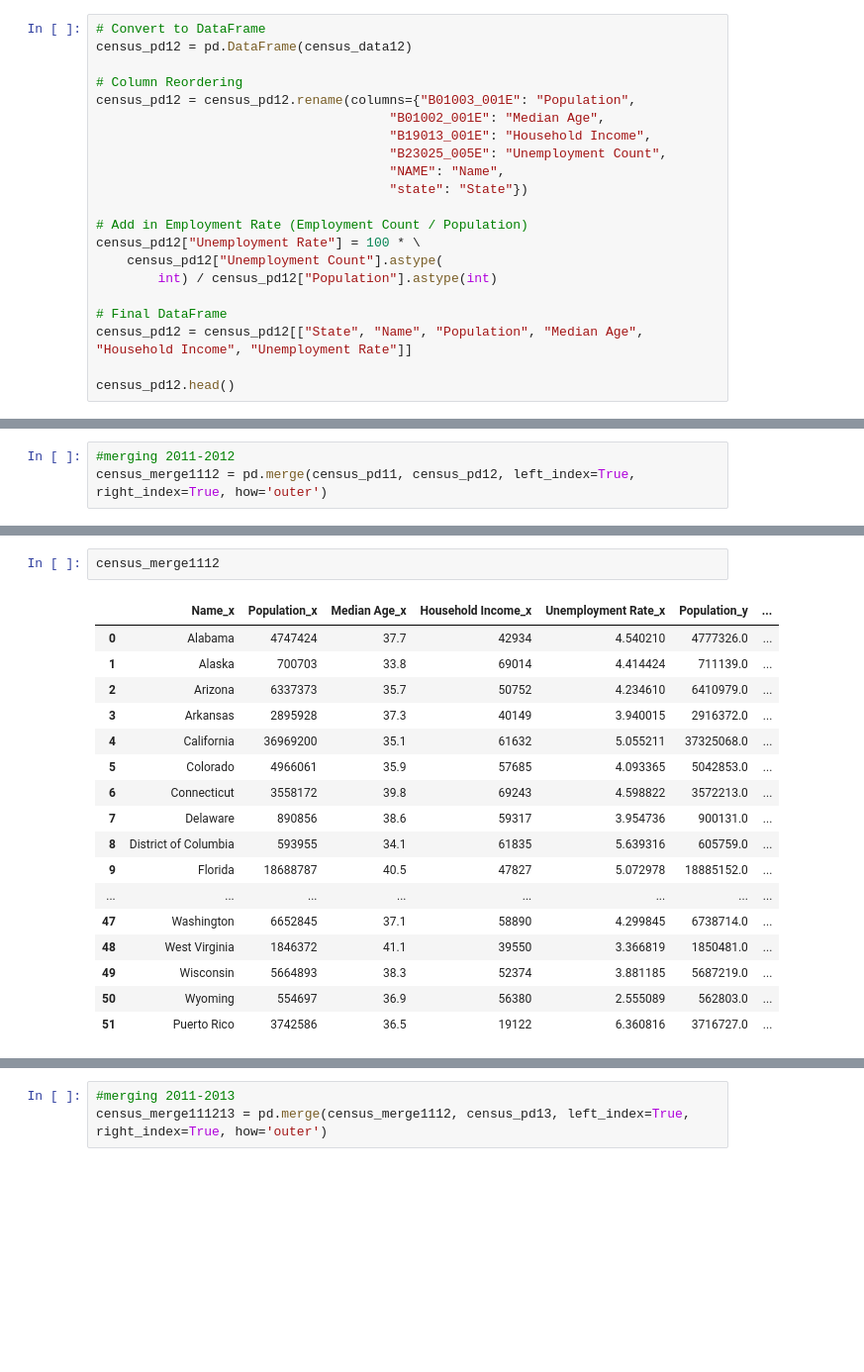
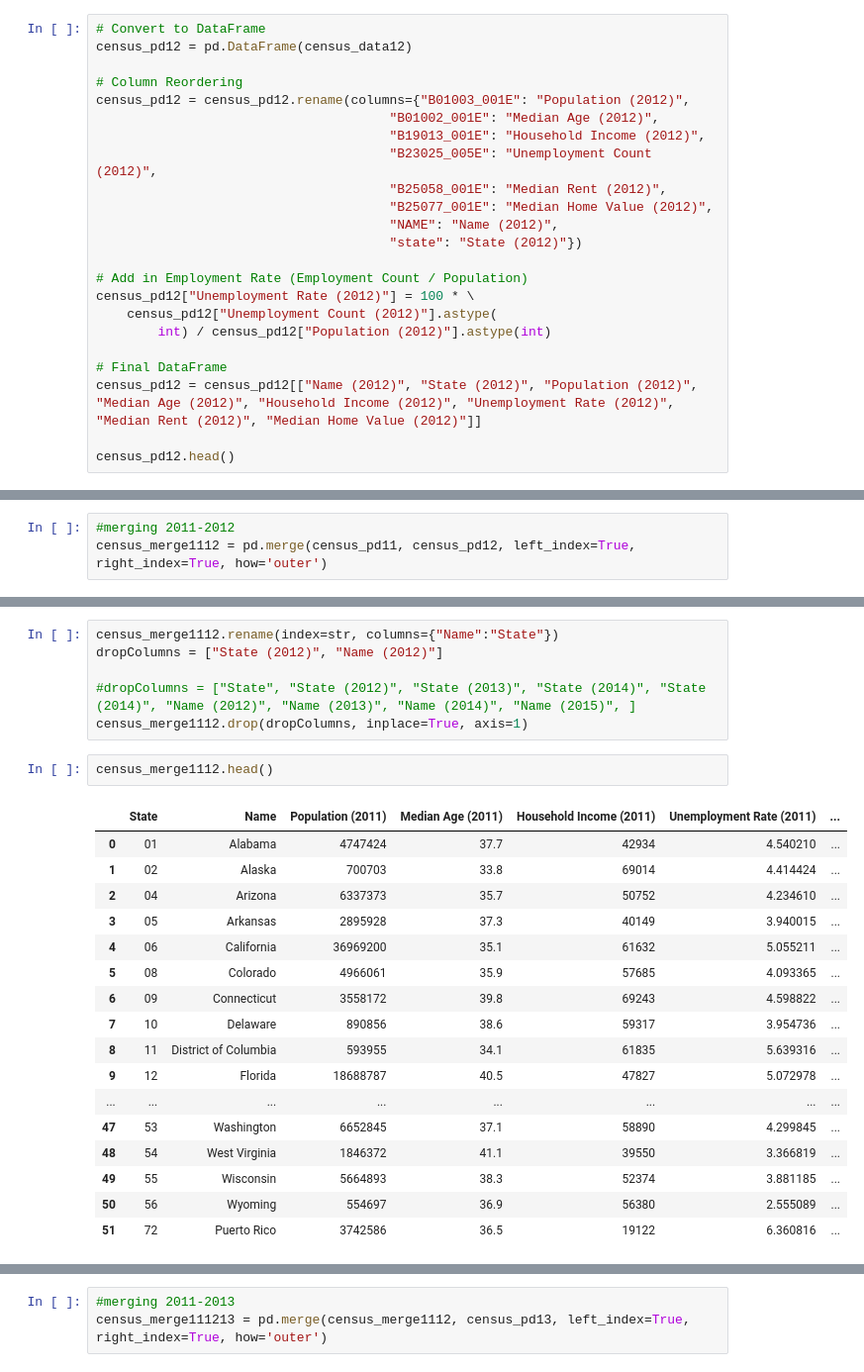
Before and after one commit to rtrounday/census-data, a Jupyter notebook: real_estate.ipynb, the cells around one changed output, grey strips where cells are left out. Shown at 99% size. Saved outputs shown, nothing was run; the diff lists cells and outputs as text; blank space fills up the shorter version.

```diff
--- a/real_estate.ipynb
+++ b/real_estate.ipynb
@@ -121,20 +129,22 @@ census_pd11.head()
 census_pd12 = pd.DataFrame(census_data12)
 
 # Column Reordering
-census_pd12 = census_pd12.rename(columns={"B01003_001E": "Population",
-                                      "B01002_001E": "Median Age",
-                                      "B19013_001E": "Household Income",
-                                      "B23025_005E": "Unemployment Count",
-                                      "NAME": "Name",
-                                      "state": "State"})
+census_pd12 = census_pd12.rename(columns={"B01003_001E": "Population (2012)",
+                                      "B01002_001E": "Median Age (2012)",
+                                      "B19013_001E": "Household Income (2012)",
+                                      "B23025_005E": "Unemployment Count (2012)",
+                                      "B25058_001E": "Median Rent (2012)",
+                                      "B25077_001E": "Median Home Value (2012)",
+                                      "NAME": "Name (2012)",
+                                      "state": "State (2012)"})
 
 # Add in Employment Rate (Employment Count / Population)
-census_pd12["Unemployment Rate"] = 100 * \
-    census_pd12["Unemployment Count"].astype(
-        int) / census_pd12["Population"].astype(int)
+census_pd12["Unemployment Rate (2012)"] = 100 * \
+    census_pd12["Unemployment Count (2012)"].astype(
+        int) / census_pd12["Population (2012)"].astype(int)
 
 # Final DataFrame
-census_pd12 = census_pd12[["State", "Name", "Population", "Median Age", "Household Income", "Unemployment Rate"]]
+census_pd12 = census_pd12[["Name (2012)", "State (2012)", "Population (2012)", "Median Age (2012)", "Household Income (2012)", "Unemployment Rate (2012)", "Median Rent (2012)", "Median Home Value (2012)"]]
 
 census_pd12.head()
 # %% [output]
@@ -247,23 +250,29 @@ census_merge1112.drop(dropColumns, inplace=True, axis=1)
+# %%
+census_merge1112.rename(index=str, columns={"Name":"State"})
+dropColumns = ["State (2012)", "Name (2012)"]
+
+#dropColumns = ["State", "State (2012)", "State (2013)", "State (2014)", "State (2014)", "Name (2012)", "Name (2013)", "Name (2014)", "Name (2015)", ]
+census_merge1112.drop(dropColumns, inplace=True, axis=1)
 # %%
-census_merge1112
+census_merge1112.head()
 # %% [output]
-|  | Name_x | Population_x | Median Age_x | Household Income_x | Unemployment Rate_x | Population_y | ... |
-| 0 | Alabama | 4747424 | 37.7 | 42934 | 4.540210 | 4777326.0 | ... |
-| 1 | Alaska | 700703 | 33.8 | 69014 | 4.414424 | 711139.0 | ... |
-| 2 | Arizona | 6337373 | 35.7 | 50752 | 4.234610 | 6410979.0 | ... |
-| 3 | Arkansas | 2895928 | 37.3 | 40149 | 3.940015 | 2916372.0 | ... |
-| 4 | California | 36969200 | 35.1 | 61632 | 5.055211 | 37325068.0 | ... |
-| 5 | Colorado | 4966061 | 35.9 | 57685 | 4.093365 | 5042853.0 | ... |
-| 6 | Connecticut | 3558172 | 39.8 | 69243 | 4.598822 | 3572213.0 | ... |
-| 7 | Delaware | 890856 | 38.6 | 59317 | 3.954736 | 900131.0 | ... |
-| 8 | District of Columbia | 593955 | 34.1 | 61835 | 5.639316 | 605759.0 | ... |
-| 9 | Florida | 18688787 | 40.5 | 47827 | 5.072978 | 18885152.0 | ... |
+|  | State | Name | Population (2011) | Median Age (2011) | Household Income (2011) | Unemployment Rate (2011) | ... |
+| 0 | 01 | Alabama | 4747424 | 37.7 | 42934 | 4.540210 | ... |
+| 1 | 02 | Alaska | 700703 | 33.8 | 69014 | 4.414424 | ... |
+| 2 | 04 | Arizona | 6337373 | 35.7 | 50752 | 4.234610 | ... |
+| 3 | 05 | Arkansas | 2895928 | 37.3 | 40149 | 3.940015 | ... |
+| 4 | 06 | California | 36969200 | 35.1 | 61632 | 5.055211 | ... |
+| 5 | 08 | Colorado | 4966061 | 35.9 | 57685 | 4.093365 | ... |
+| 6 | 09 | Connecticut | 3558172 | 39.8 | 69243 | 4.598822 | ... |
+| 7 | 10 | Delaware | 890856 | 38.6 | 59317 | 3.954736 | ... |
+| 8 | 11 | District of Columbia | 593955 | 34.1 | 61835 | 5.639316 | ... |
+| 9 | 12 | Florida | 18688787 | 40.5 | 47827 | 5.072978 | ... |
 | ... | ... | ... | ... | ... | ... | ... | ... |
-| 47 | Washington | 6652845 | 37.1 | 58890 | 4.299845 | 6738714.0 | ... |
-| 48 | West Virginia | 1846372 | 41.1 | 39550 | 3.366819 | 1850481.0 | ... |
-| 49 | Wisconsin | 5664893 | 38.3 | 52374 | 3.881185 | 5687219.0 | ... |
-| 50 | Wyoming | 554697 | 36.9 | 56380 | 2.555089 | 562803.0 | ... |
-| 51 | Puerto Rico | 3742586 | 36.5 | 19122 | 6.360816 | 3716727.0 | ... |
+| 47 | 53 | Washington | 6652845 | 37.1 | 58890 | 4.299845 | ... |
+| 48 | 54 | West Virginia | 1846372 | 41.1 | 39550 | 3.366819 | ... |
+| 49 | 55 | Wisconsin | 5664893 | 38.3 | 52374 | 3.881185 | ... |
+| 50 | 56 | Wyoming | 554697 | 36.9 | 56380 | 2.555089 | ... |
+| 51 | 72 | Puerto Rico | 3742586 | 36.5 | 19122 | 6.360816 | ... |
 # %%
 census_merge1112.head()
 # %% [output]
```
Also changed, not shown: parts of 17 cells of this notebook.
